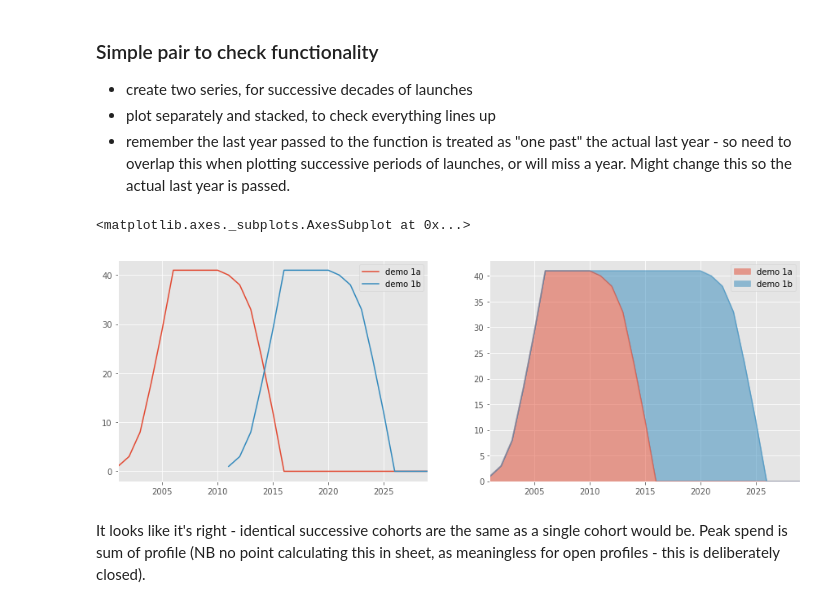
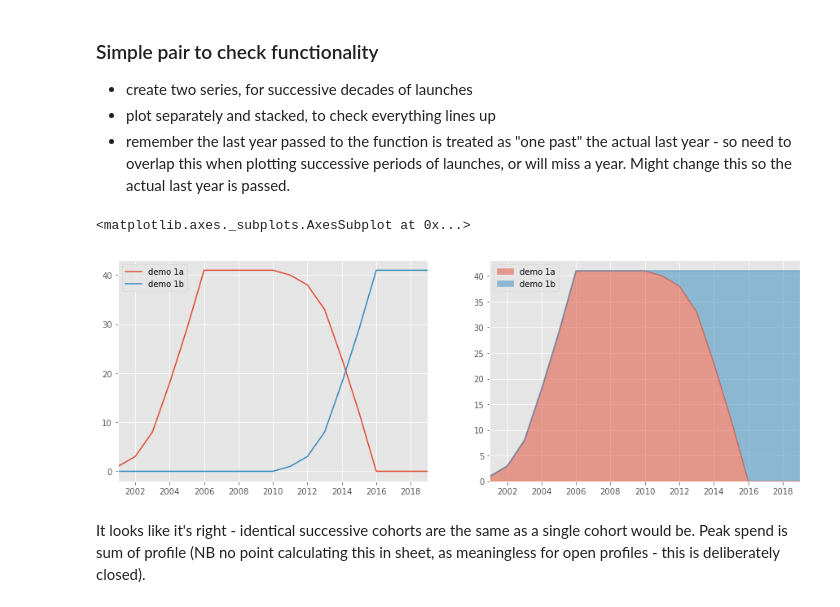
Before and after one commit to opi9a/data_accelerator, a Jupyter notebook: spend_engine_dev.ipynb, the cells around one changed output. Drawn from its saved outputs; the diff is of its cells as text; code cells hidden in the pictures.

```diff
--- a/spend_engine_dev.ipynb
+++ b/spend_engine_dev.ipynb
@@ -117,11 +117,11 @@ Given input profile, timings etc, returns the spend on each cohort.  It's a gene
 ### Main function
 Returns a projection for a given set of spend and timings, as a `pd.Series`.  Main loop is to call `sum(spender(..))` for each period, and put the results in an `np.array` which is then wrapped in a `pd.Series` and returned.
 # %%
-def get_forecast(profile, l_start, l_stop, proj_stop,
+def get_forecast(profile, l_start, l_stop, proj_start, proj_stop,
           coh_growth=0, term_growth=0, scale=1, name='s_pd', debug=False):
 
     # First set up some variables
-    plot_range = proj_stop - l_start
+    plot_range = proj_stop - proj_start
     profile = profile * scale
     launch_pers = l_stop-1 - l_start
 
@@ -137,6 +137,7 @@ def get_forecast(profile, l_start, l_stop, proj_stop,
          "Terminal value": profile[-1],
          "Cohort growth rate": coh_growth,
          "Terminal growth rate": term_growth,
+         "Projection start period": proj_start,
          "Projection end period": proj_stop,
          "Number of periods": plot_range}
 
@@ -149,13 +150,13 @@ def get_forecast(profile, l_start, l_stop, proj_stop,
     # Main work - make an empty np.array, fill with calls to sum(spender())
     # Wrap in pd.Series and return
     np_out = np.empty(plot_range)
-    for i, per in enumerate(range(plot_range)):
+    for i, per in enumerate(range(proj_start-l_start, proj_stop-l_start)):
         if debug: print("\nGetting period ", per)
         np_out[i] = sum(spender(per, profile, launch_pers,
                                 coh_growth, term_growth, debug=debug))
         if debug: print("--> Period ", per, "result: ", np_out[i])
 
-    return pd.Series(np_out, index=range(l_start, proj_stop), name=name)
+    return pd.Series(np_out, index=range(proj_start, proj_stop), name=name)
 # %% [markdown]
 ## Usage
 First some test profiles
@@ -212,15 +222,15 @@ Name: demo 0, dtype: float64
 - plot separately and stacked, to check everything lines up
 - remember the last year passed to the function is treated as "one past" the actual last year - so need to overlap this when plotting successive periods of launches, or will miss a year.  Might change this so the actual last year is passed.
 # %%
-demo_1a = get_forecast(test_profile_no_term, 2001, 2011, 2030, 0, 0, 1, "demo 1a")
-demo_1b = get_forecast(test_profile_no_term, 2011, 2021, 2030, 0, 0, 1, "demo 1b")
+demo_1a = get_forecast(test_profile_no_term, 2001, 2011, 2001, 2020, 0, 0, 1, "demo 1a")
+demo_1b = get_forecast(test_profile_no_term, 2011, 2021, 2001, 2020, 0, 0, 1, "demo 1b")
 
 fig, axs = plt.subplots(1,2)
 pd.concat([demo_1a, demo_1b], axis=1).plot(ax=axs[0], figsize=(15,5))
 pd.concat([demo_1a, demo_1b], axis=1).plot(ax=axs[1], kind="area", stacked=True, alpha=0.5)
 # %% [output]
 <matplotlib.axes._subplots.AxesSubplot at 0x...>
-[figure, old version]
+[figure, new version]
 # %% [markdown]
 It looks like it's right - identical successive cohorts are the same as a single cohort would be.  Peak spend is sum of profile (NB no point calculating this in sheet, as meaningless for open profiles - this is deliberately closed).
 # %% [markdown]
```
Also changed, not shown: parts of 9 cells of this notebook.
